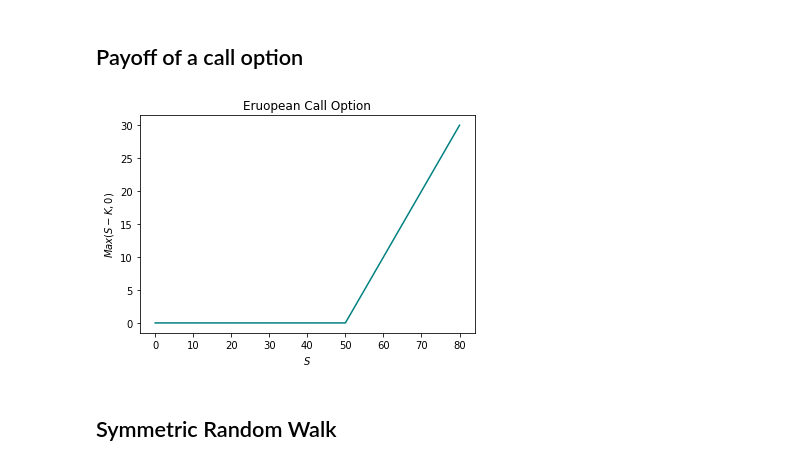
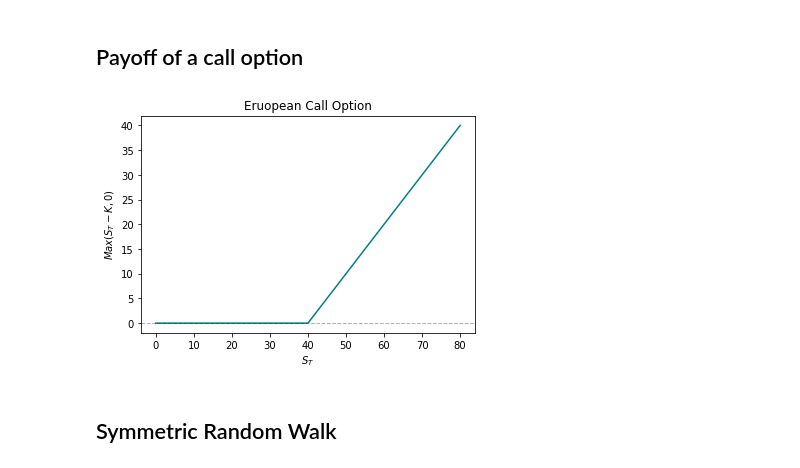
Before and after one commit to gerdm/TGMAFFIRO, a Jupyter notebook: notebooks/graphics.ipynb, the cells around one changed output. Drawn from its saved outputs; the diff is of its cells as text; code cells hidden in the pictures.

```diff
--- a/notebooks/graphics.ipynb
+++ b/notebooks/graphics.ipynb
@@ -13,16 +28,17 @@ scaled_random_walk  = lambda partitions, t: symmetric_random_walk(partitions * t
 # %%
 X = np.linspace(0, 80, 25)
 call = lambda s, k: max(s - k, 0)
-Y = [call(x, 50) for x in X]
+Y = [call(x, 40) for x in X]
+
+plt.plot(X, Y, color="teal")
+plt.axhline(y=0, alpha=0.3, color="K", linestyle="dashed", linewidth=1)
+plt.ylabel(r"$Max(S_T - K, 0)$")
+plt.xlabel(r"$S_T$")
+plt.title("Eruopean Call Option")
+plt.savefig("../images/Call.pdf")
+plt.show()
+# %% [output]
+[figure, added]
-# %%
-plt.plot(X, Y, color="teal")
-plt.ylabel(r"$Max(S - K, 0)$")
-plt.xlabel(r"$S$")
-plt.title("Eruopean Call Option")
-plt.savefig("../images/Call.pdf")
-plt.show()
-# %% [output]
-[figure, removed]
 # %% [markdown]
 ## Symmetric Random Walk
 # %%
```
Also changed, not shown: parts of 2 cells of this notebook, 1 other file.
